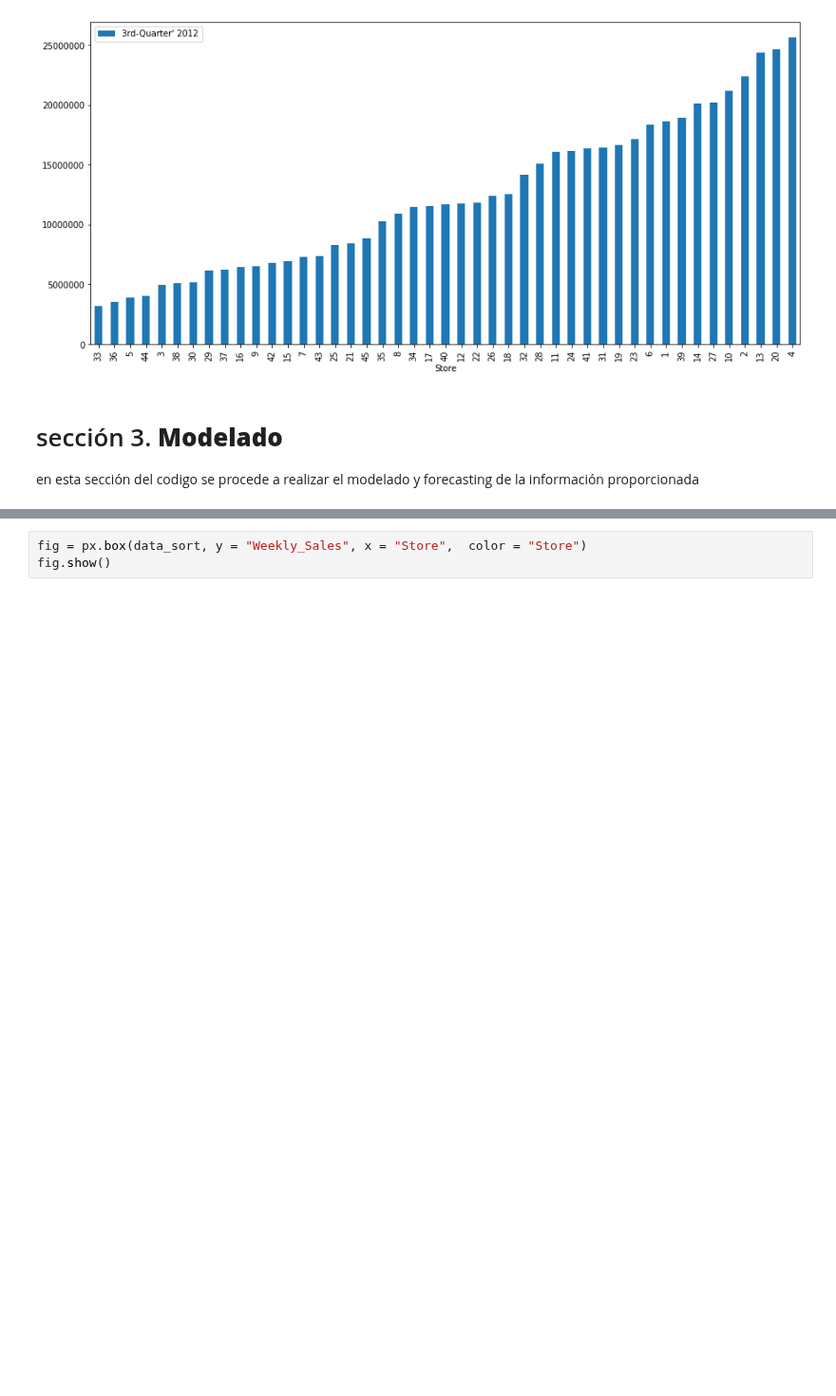
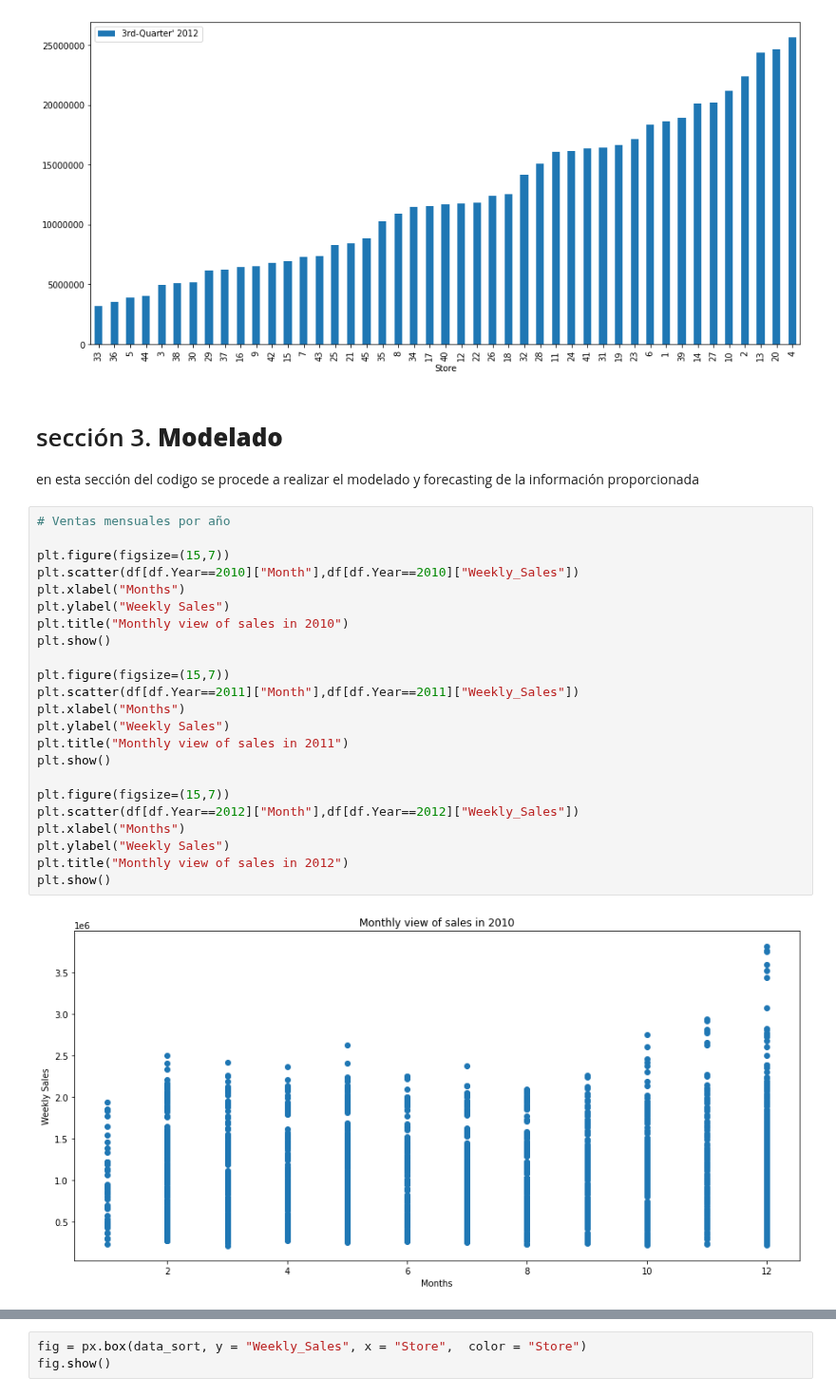
Before and after one commit to Psyclophe/Data-Scientist, a Jupyter notebook: Wal_mart_analysis_forecasting.ipynb, the cells around one changed output, grey strips where cells are left out. Shown at 95% size. Saved outputs shown, nothing was run; the diff lists cells and outputs as text; blank space fills up the shorter version.

```diff
--- a/Wal_mart_analysis_forecasting.ipynb
+++ b/Wal_mart_analysis_forecasting.ipynb
@@ -394,3 +395,28 @@ plt.legend(["3rd-Quarter' 2012"]);
 # %% [markdown]
 # sección 3. **Modelado**
 en esta sección del codigo se procede a realizar el modelado y forecasting de la información proporcionada
+# %%
+# Ventas mensuales por año
+
+plt.figure(figsize=(15,7))
+plt.scatter(df[df.Year==2010]["Month"],df[df.Year==2010]["Weekly_Sales"])
+plt.xlabel("Months")
+plt.ylabel("Weekly Sales")
+plt.title("Monthly view of sales in 2010")
+plt.show()
+
+plt.figure(figsize=(15,7))
+plt.scatter(df[df.Year==2011]["Month"],df[df.Year==2011]["Weekly_Sales"])
+plt.xlabel("Months")
+plt.ylabel("Weekly Sales")
+plt.title("Monthly view of sales in 2011")
+plt.show()
+
+plt.figure(figsize=(15,7))
+plt.scatter(df[df.Year==2012]["Month"],df[df.Year==2012]["Weekly_Sales"])
+plt.xlabel("Months")
+plt.ylabel("Weekly Sales")
+plt.title("Monthly view of sales in 2012")
+plt.show()
+# %% [output]
+[figure, added]
```
Also changed, not shown: parts of 3 cells of this notebook.
